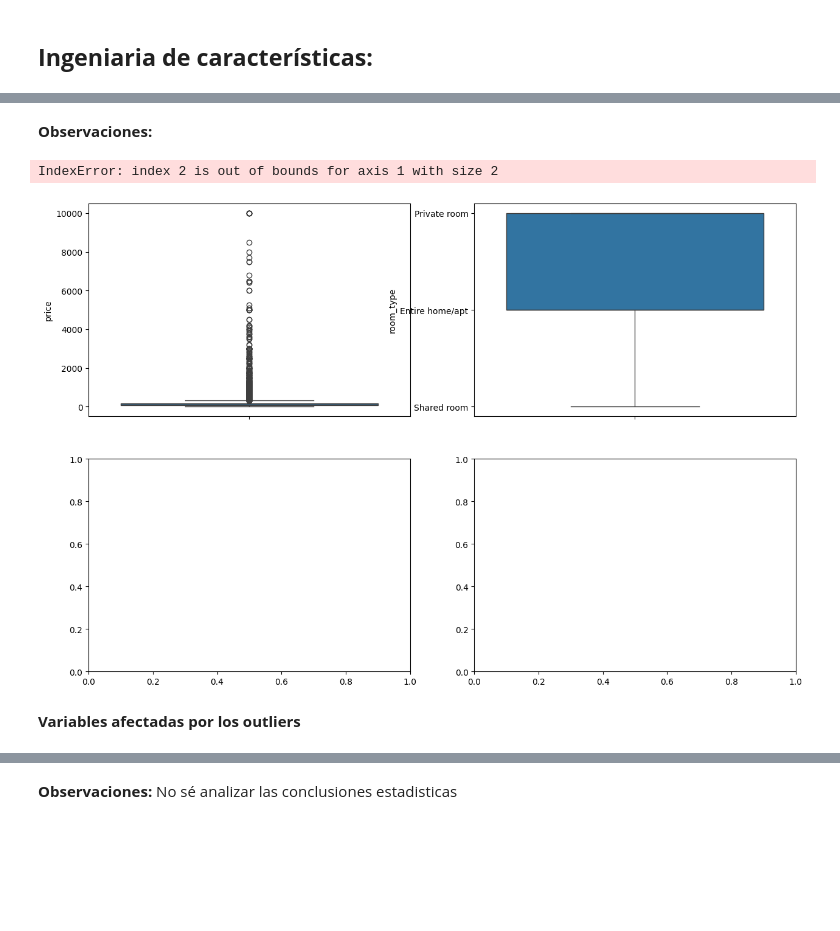
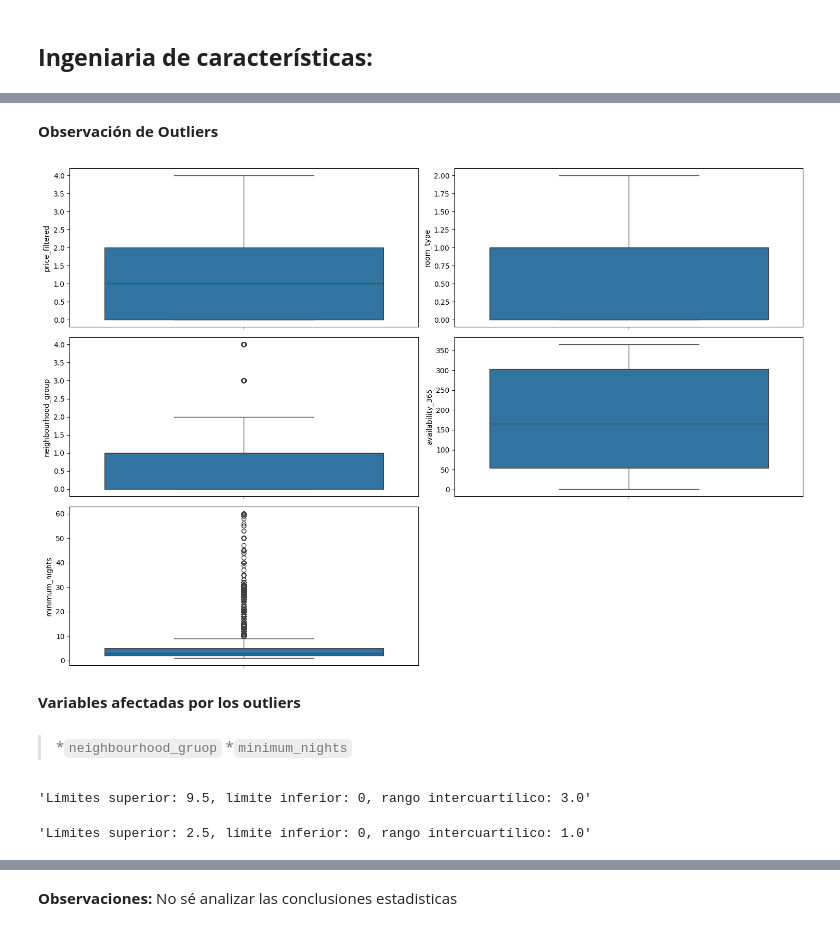
Before and after one commit to 4GeeksAcademy/cristina-chico_machine-learning, a Jupyter notebook: src/00-eda-airbnb-ny.ipynb, the cells around one changed output, grey strips where cells are left out. Saved outputs shown, nothing was run; the diff lists cells and outputs as text; code cells hidden in the pictures; blank space fills up the shorter version.

```diff
--- a/src/00-eda-airbnb-ny.ipynb
+++ b/src/00-eda-airbnb-ny.ipynb
@@ -299,0 +353,2 @@ df_filtered_two
+# %%
+df = df.drop(df[df['price'] == 0].index)
@@ -389,0 +483,7 @@ SyntaxError: unterminated string literal (detected at line 3) (4141227159.py, li
+# %%
+# Creo una nueva columna categórica del precio dividio por rangos
+bins = [0, 60, 100, 190, 600, 1000,10000]
+labels = [1, 2, 3, 4, 5, 6]
+df['price_filtered'] = pd.cut(df['price'], bins=bins, labels=labels, include_lowest=True)
+
+df['price_filtered'].value_counts().sort_index()
@@ -531,5 +629,5 @@ price statistics - centrarse en cuartiles(analisis) - Entre 0 y 75% = 189
 # %%
-df["room_type"] = pd.factorize(df["room_type"])[0]
-df["neighbourhood_group"] = pd.factorize(df["neighbourhood_group"])[0]
+df["room_type_n"] = pd.factorize(df["room_type"])[0]
+df["neighbourhood_group_n"] = pd.factorize(df["neighbourhood_group"])[0]
 # %% [markdown]
 **Correlación de las variables categóricas:**
@@ -547,3 +648,7 @@ ValueError: could not convert string to float: 'Private room'
+# %%
+df["room_type"] = pd.factorize(df["room_type"])[0]
+df["neighbourhood_group"] = pd.factorize(df["neighbourhood_group"])[0]
+df["price_filtered"] = pd.factorize(df["price_filtered"])[0]
 # %% [markdown]
 * **Análisis de variables Numérica-Categórica**
 # %%
@@ -580,20 +690,48 @@ df.describe().T
 # %% [markdown]
-**Observaciones:**
+**Observación de Outliers**
 # %%
-fig, axis = plt.subplots(2, 2, figsize=(15, 10))
+fig, axis = plt.subplots(3, 2, figsize=(15, 10))
 
-sns.boxplot(ax=axis[0, 0], data=df, y="price")
+sns.boxplot(ax=axis[0, 0], data=df, y="price_filtered")
 sns.boxplot(ax=axis[0, 1], data=df, y="room_type")
-sns.boxplot(ax=axis[0, 2], data=df, y="neighbourhood_group")
-sns.boxplot(ax=axis[1, 0], data=df, y="availability_365")
-sns.boxplot(ax=axis[1, 1], data=df, y="minimum_nights")
+sns.boxplot(ax=axis[1, 0], data=df, y="neighbourhood_group")
+sns.boxplot(ax=axis[1, 1], data=df, y="availability_365")
+sns.boxplot(ax=axis[2, 0], data=df, y="minimum_nights")
 
-fig.delaxes(axis[1, 1])
+fig.delaxes(axis[2, 1])
 
 plt.tight_layout()
 plt.show()
 # %% [output]
-IndexError: index 2 is out of bounds for axis 1 with size 2
-[figure, old version]
+[figure, new version]
 # %% [markdown]
 **Variables afectadas por los outliers**
+# %% [markdown]
+> *``neighbourhood_gruop``
+> *``minimum_nights``
+# %%
+# Calculo el Rango inter Cuartil: IQR = Q3(75%) - Q1(25%)
+q1 = df["minimum_nights"].quantile(0.25)
+q3 = df["minimum_nights"].quantile(0.75)
+iqr = q3 - q1
+
+# Definir los límites inferior y superior
+lower_limit = 0 if (q1 - 1.5 * iqr) < 0 else q1 - 1.5 * iqr
+upper_limit = q3 + 1.5 * iqr
+
+f"Límites superior: {round(upper_limit, 2)}, límite inferior: {round(lower_limit, 2)}, rango intercuartílico: {round(iqr, 2)}"
+# %% [output]
+'Límites superior: 9.5, límite inferior: 0, rango intercuartílico: 3.0'
+# %%
+# Calculo el Rango inter Cuartil: IQR = Q3(75%) - Q1(25%)
+q1 = df["neighbourhood_group"].quantile(0.25)
+q3 = df["neighbourhood_group"].quantile(0.75)
+iqr = q3 - q1
+
+# Definir los límites inferior y superior
+lower_limit = 0 if (q1 - 1.5 * iqr) < 0 else q1 - 1.5 * iqr
+upper_limit = q3 + 1.5 * iqr
+
+f"Límites superior: {round(upper_limit, 2)}, límite inferior: {round(lower_limit, 2)}, rango intercuartílico: {round(iqr, 2)}"
+# %% [output]
+'Límites superior: 2.5, límite inferior: 0, rango intercuartílico: 1.0'
```
Also changed, not shown: parts of 92 cells of this notebook, 2 other files.
